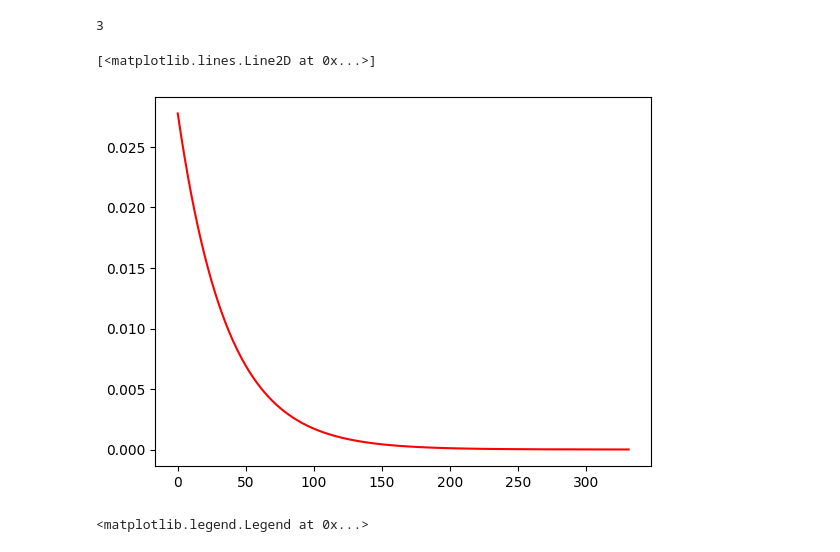
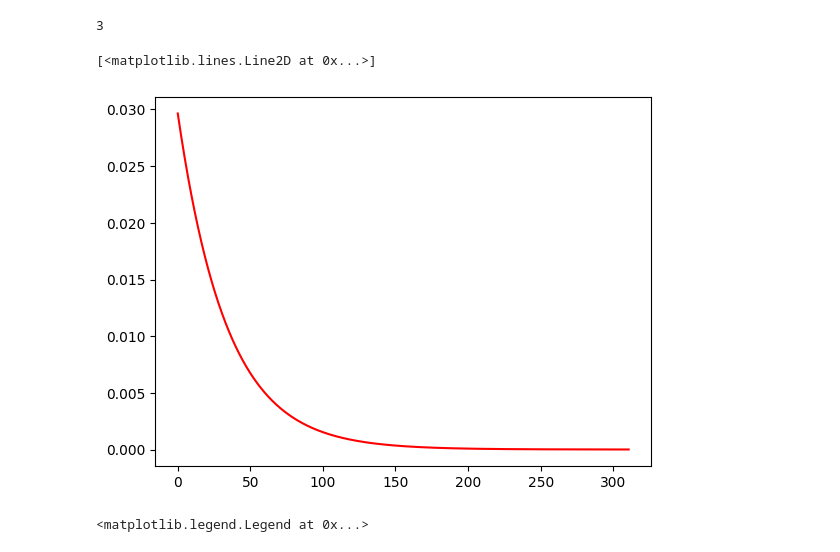
Before and after one commit to mberghouse/DeepTrackStat, a Jupyter notebook: All_stats_testing_experimental.ipynb, the cells around one changed output. Drawn from its saved outputs; the diff is of its cells as text; code cells hidden in the pictures.

```diff
--- a/All_stats_testing_experimental.ipynb
+++ b/All_stats_testing_experimental.ipynb
@@ -38,5 +39,5 @@ filenames[f_idx]
 # %%
-base='Paen_5ulh_pre/'
+base='test_sims_homo/500part_16xspeed/'
 
 #base='shew_noflow/8040_20x_002_frames/'
 import os
@@ -48,7 +49,7 @@ files=os.listdir(base)
 #5 for noflow
 #3 ofr flow
 full_files=[]
-sorted_frames = sorted(files, key=lambda x: int(x[3:-4]))
+sorted_frames = sorted(files, key=lambda x: int(x[4:-4]))
 
 #sorted_frames = sorted(files, key=lambda x: int(x[5:-4]))
 for i in range(len(sorted_frames)):
@@ -944,10 +1002,11 @@ out.shape
 # %% [markdown]
 # Calculate Speeds from Experimental Particle Tracking Data
 # %%
-directory='../tmate_trajectories/'
-filename = os.listdir(directory)[f_idx]
-print(filename)
-df = pd.read_csv(os.path.join(directory,filename),header=0, skiprows=[1,2,3])
+filename = 'test_traj_files_homo/500part_16xspeed_TM_kalman.csv'
+#directory='../tmate_trajectories/'
+# filename = os.listdir(directory)[f_idx]
+# print(filename)
+df = pd.read_csv(os.path.join(filename),header=0, skiprows=[1,2,3])
 #df.Positio
 tracks = df.TRACK_ID.unique()
 vels=1
@@ -964,5 +1023,5 @@ for i in range(len(tracks)):
         vels = np.hstack([vels, vel])
 
 vels=vels[~np.isnan(vels)]
-vels = vels[vels<800]
+vels = vels[vels<400]
 vels = vels[vels>0]
@@ -1213,6 +1295,10 @@ model1.eval()
 model2.eval()
 model3.eval()
 model4.eval()
+model5.eval()
+model6.eval()
+model7.eval()
+model8.eval()
 # model9.eval()
 # # model10.eval()
 # model11.eval()
@@ -1230,12 +1316,15 @@ with torch.no_grad():
         out3 =np.sort(model3((x2).to(device)).detach().cpu().numpy())*.5
         out4 =np.sort(model4((x2).to(device)).detach().cpu().numpy())*.5
 
+
         if class_num==3:
             out=(out0*4+out4*1)/5
         elif class_num==2:
             out=out1
         elif class_num==1:
             out=out0
+        elif class_num==4:
+            out=(out0*4+out4*1)/5
         #out=out0
         # elif class_num==2:
         #     out=out1
@@ -1245,5 +1365,21 @@ with torch.no_grad():
 # %%
-out = np.abs(np.reshape(np.hstack(outputs),[len(outputs)*outputs[0].shape[1]*2 ,]))
-out=out[out>0]
+newout1 = np.vstack(outputs)
+out1 = np.mean(np.abs(newout1),0)
+out1=out1[out1>0]
+
+newout2=np.vstack(outputs2)
+out2 = np.mean(np.abs(newout2),0)
+out2=out2[out2>0]
+
+out1 = interpolate_vectors(out1,len(out2))
+
+if class_num==4:
+    out = (out1*3+out2*1)/4
+elif class_num==3:
+    out = (out1*1+out2*5)/6
+elif class_num==2:
+    out=out1
+elif class_num==1:
+    out=out2
 out.shape
 # %% [output]
@@ -1259,15 +1399,15 @@ class_num
 3
 # %%
 from scipy.stats import exponweib,lognorm, beta, betaprime, norm, expon
-#new_out=(out6*4+out2*1+out9*.5+out11*1+out10*2.5)/9
+new_out=(out5*4+out6*1+out7*4+out8*1)/10
 a,b= expon.fit(np.sort(out))
 g5xtorch= np.linspace(expon.ppf(0.0001, a,b),
                 expon.ppf(0.9999, a,b), 4000)
 g5distr_torch=expon.pdf(g5xtorch, a,b)
 plt.plot(g5xtorch,g5distr_torch,c='r')
 # %% [output]
 [<matplotlib.lines.Line2D at 0x...>]
-[figure, old version]
+[figure, new version]
 # %%
 a,b= expon.fit(np.sort(angles))
 g5xvel= np.linspace(expon.ppf(0.0001, a,b),
```
Also changed, not shown: parts of 60 cells of this notebook, 4 other files.
